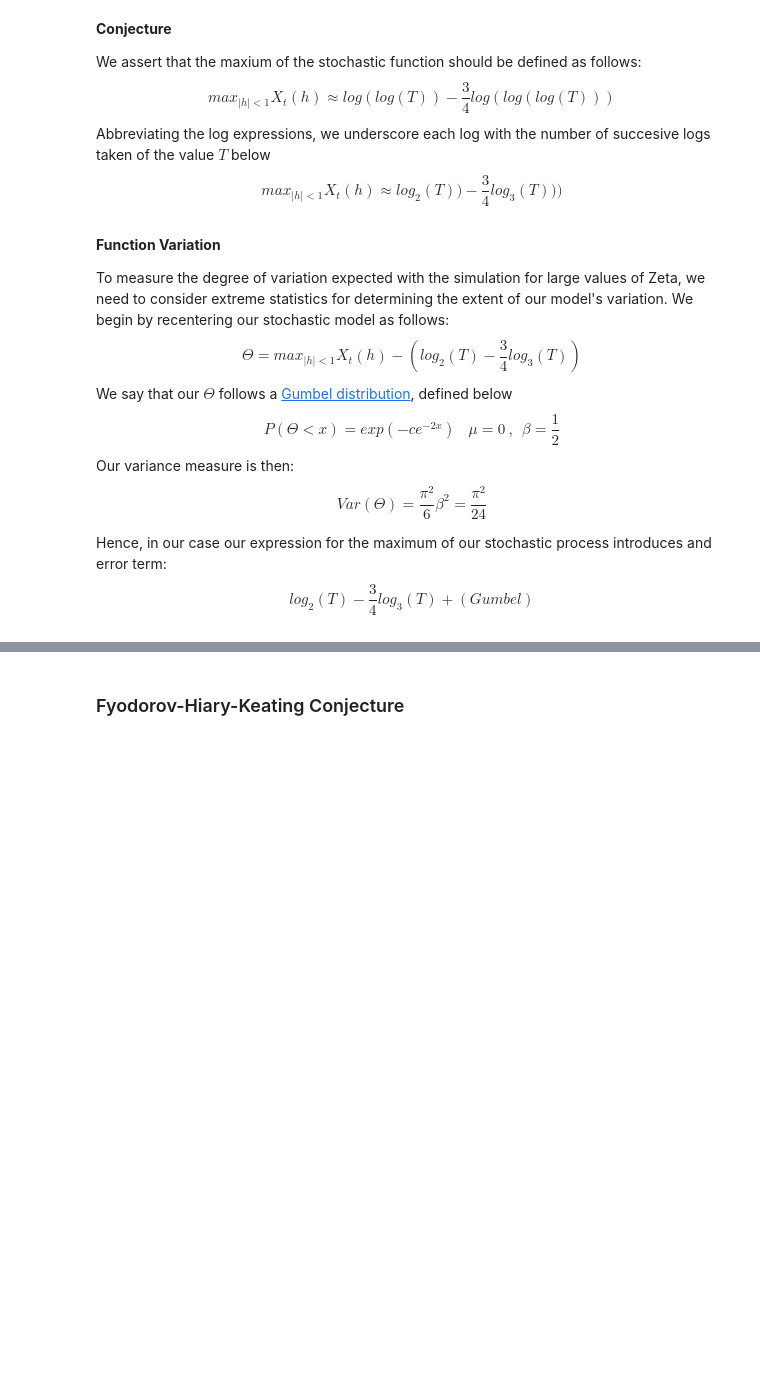
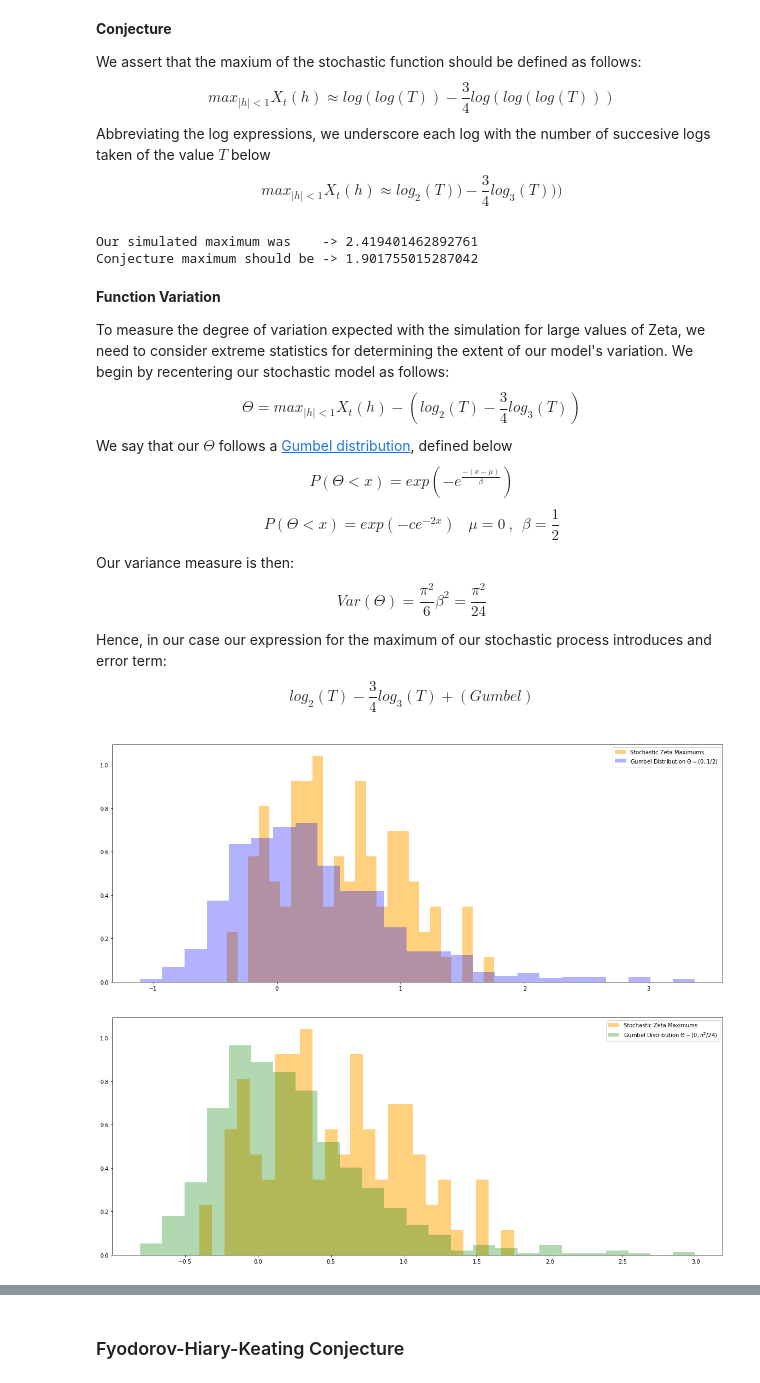
Before and after one commit to Raj9898/Random_Zeta, a Jupyter notebook: Zeta Function Simulation.ipynb, the cells around one changed output, grey strips where cells are left out. Drawn from its saved outputs; the diff is of its cells as text; code cells hidden in the pictures; blank space fills up the shorter version.

```diff
--- a/Zeta Function Simulation.ipynb
+++ b/Zeta Function Simulation.ipynb
@@ -148,26 +186,45 @@ $$max_{|h|<1}X_t(h)\approx log_2(T)) - \frac{3}{4}log_3(T)))$$
 # %%
-cong_max = np.log(np.log(T_val)) - 0.75*np.log(np.log(np.log(T_val)))
+cong_max = error_function(T_val)
 print("Our simulated maximum was    ->", np.average(y.max(axis=1)))
 print("Conjecture maximum should be ->", cong_max)
+# %% [output]
+Our simulated maximum was    -> 2.419401462892761
+Conjecture maximum should be -> 1.901755015287042
 # %% [markdown]
 **Function Variation**
 
 To measure the degree of variation expected with the simulation for large values of Zeta, we need to consider extreme statistics for determining the extent of our model's variation. We begin by recentering our stochastic model as follows:
 $$\Theta = max_{|h|<1}X_t(h) - (log_2(T) - \frac{3}{4}log_3(T))$$
 We say that our $\Theta$ follows a [Gumbel distribution](https://en.wikipedia.org/wiki/Gumbel_distribution), defined below
+$$P(\Theta < x)=exp(-e^\frac{-(x-\mu)}{\beta})$$
 $$P(\Theta < x)=exp(-ce^{-2x}) \, \ \ \  \mu = 0 \ , \ \ \beta = \frac{1}{2}$$
+
 Our variance measure is then:
 $$Var(\Theta)=\frac{\pi^2}{6}\beta^2=\frac{\pi^2}{24}$$
 
 Hence, in our case our expression for the maximum of our stochastic process introduces and error term:
 $$log_2(T) - \frac{3}{4}log_3(T) + (Gumbel)$$
 # %%
+bins = 25
+error = (y.max(axis=1)-cong_max)
+
+# re-centered Gumbel distrubtion to observe the shape of the hist (variance 1/2)
 plt.figure(figsize=(20, 8))
-plt.hist(y.max(axis=1), bins=50, alpha=0.5, color='orange', density=True,
+plt.hist(error, bins=bins, alpha=0.5, color='orange', density=True,
          label="Stochastic Zeta Maximums")
-plt.hist(cong_max + gumbel_r.rvs(loc=0, scale=0.5, size=1000), bins=50, alpha=0.3, color='blue',
+plt.hist(gumbel_r.rvs(loc=0, scale=0.5, size=1000), bins=bins, alpha=0.3, color='blue',
          label="Gumbel Distribution $\Theta \sim (0,1/2)$", density=True)
-plt.hist(cong_max + gumbel_r.rvs(loc=0, scale=(np.pi**2)/24, size=1000), bins=50, alpha=0.3, color='red',
-         label="Gumbel Distribution $\Theta \sim (0,(np.pi**2)/24)$", density=True)
 plt.legend()
 plt.show()
+
+# re-centered normal distrubtion to observe the shape of the hist (variance pi^2/24)
+plt.figure(figsize=(20, 8))
+plt.hist(error, bins=bins, alpha=0.5, color='orange', density=True,
+         label="Stochastic Zeta Maximums")
+plt.hist(gumbel_r.rvs(loc=0, scale=(np.pi**2)/24, size=1000), bins=bins, alpha=0.3, color='green',
+         label="Gumbel Distribution $\Theta \sim (0,\pi^2/24)$", density=True)
+plt.legend()
+plt.show()
+# %% [output]
+[figure, added]
+[figure, added]
```
Also changed, not shown: parts of 26 cells of this notebook.
